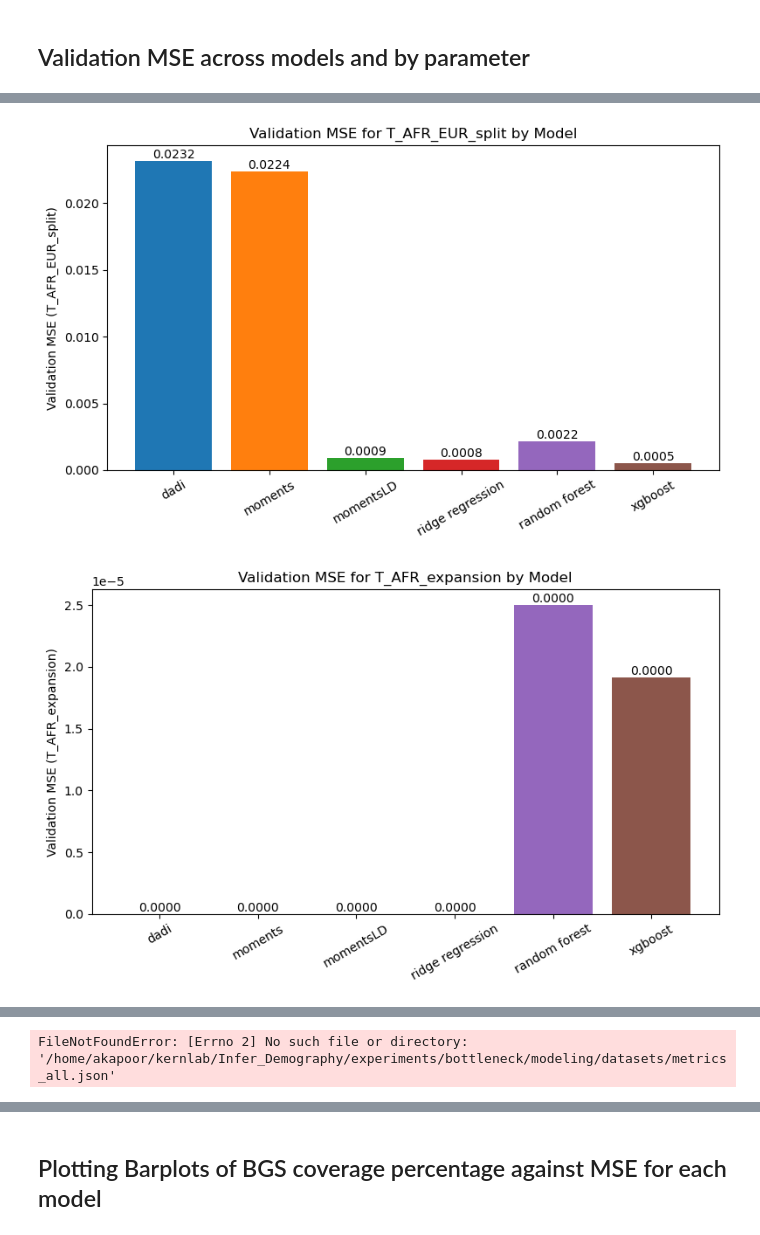
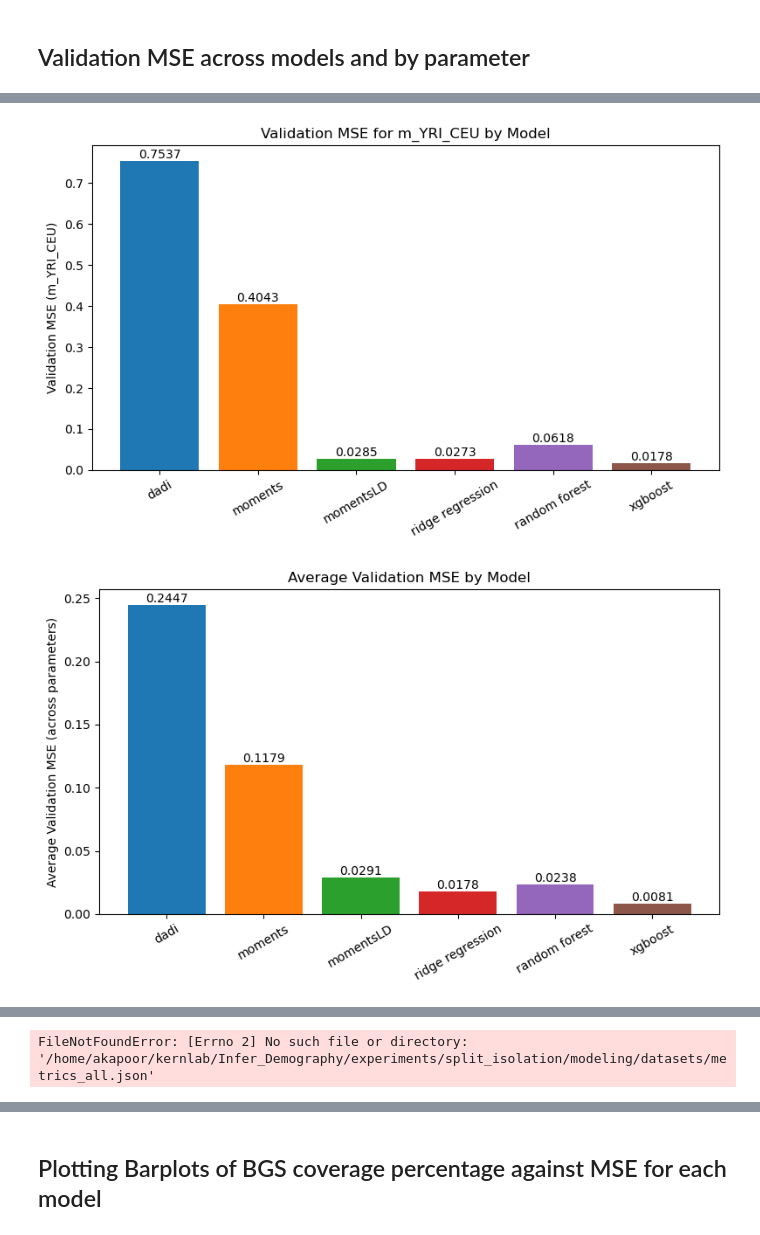
Before and after one commit to ak1376/Infer_Demography, a Jupyter notebook: notebooks/visualization.ipynb, the cells around one changed output, grey strips where cells are left out. Drawn from its saved outputs; the diff is of its cells as text; code cells hidden in the pictures.

```diff
--- a/notebooks/visualization.ipynb
+++ b/notebooks/visualization.ipynb
@@ -149,7 +149,7 @@ import json
 import matplotlib.pyplot as plt
 import numpy as np
 
-experiment_name = 'drosophila_three_epoch'
+experiment_name = 'split_isolation'
 model_type = 'modeling_wo_FIM_wo_SFSresids'
 
 metrics_path = f'/projects/kernlab/akapoor/Infer_Demography/experiments/{experiment_name}/{model_type}/datasets/metrics_all.json'
@@ -226,2 +226,2 @@ plt.show()
-[figure, old version]
+[figure, new version]
-[figure, old version]
+[figure, new version]
@@ -232,7 +230,7 @@ plt.show()
 import json
 import pandas as pd
 
-experiment_name = 'bottleneck'
+experiment_name = 'split_isolation'
 
 metrics_path = f'/home/akapoor/kernlab/Infer_Demography/experiments/{experiment_name}/modeling/datasets/metrics_all.json'
 ridge_path = f'/home/akapoor/kernlab/Infer_Demography/experiments/{experiment_name}/modeling/linear_ridge/linear_model_error_ridge.json'
@@ -273,7 +271,7 @@ df = pd.DataFrame(table, index=param_keys, columns=display_names)
 df_display = df.round(4).fillna('Missing')
 df_display
 # %% [output]
-FileNotFoundError: [Errno 2] No such file or directory: '/home/akapoor/kernlab/Infer_Demography/experiments/bottleneck/modeling/datasets/metrics_all.json'
+FileNotFoundError: [Errno 2] No such file or directory: '/home/akapoor/kernlab/Infer_Demography/experiments/split_isolation/modeling/datasets/metrics_all.json'
 # %%
 import json, os
 import matplotlib.pyplot as plt
```
Also changed, not shown: parts of 2 cells of this notebook, 17 other files.
